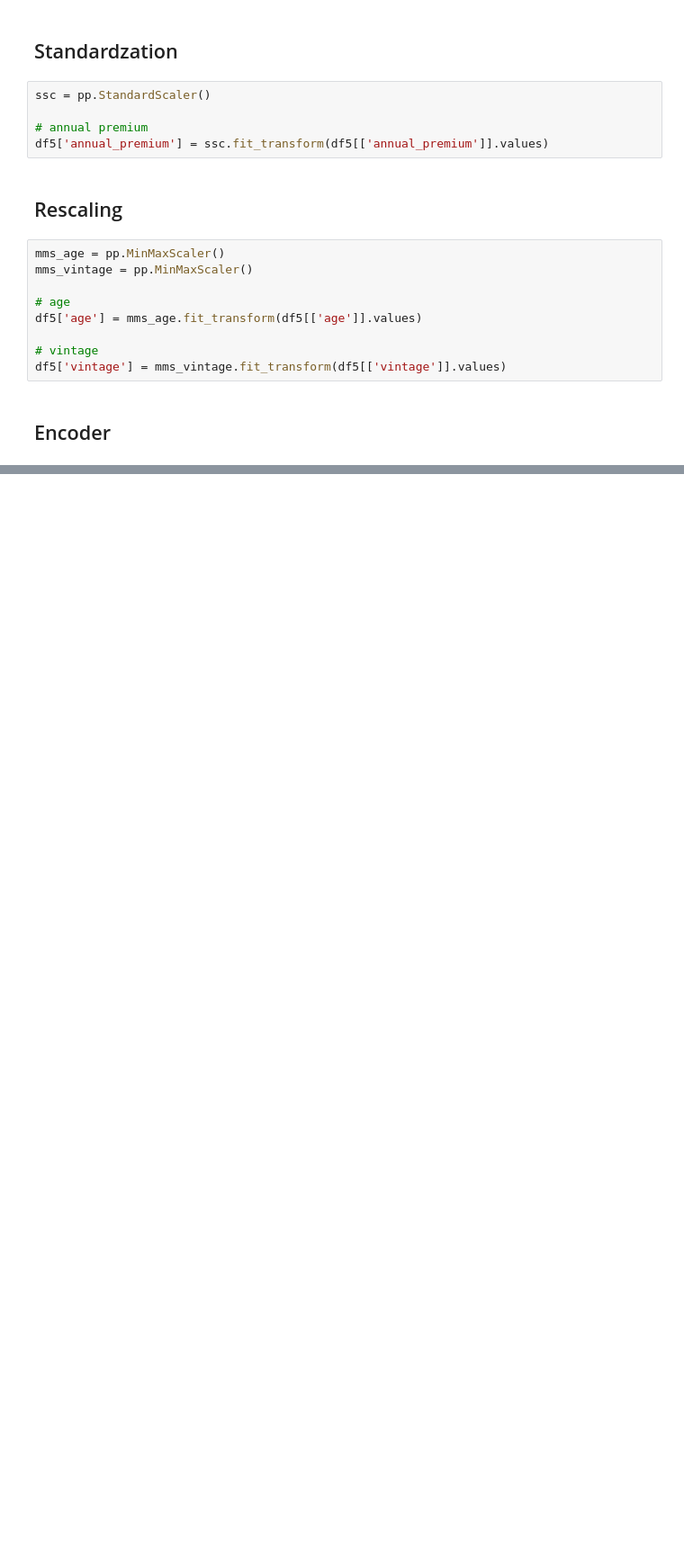
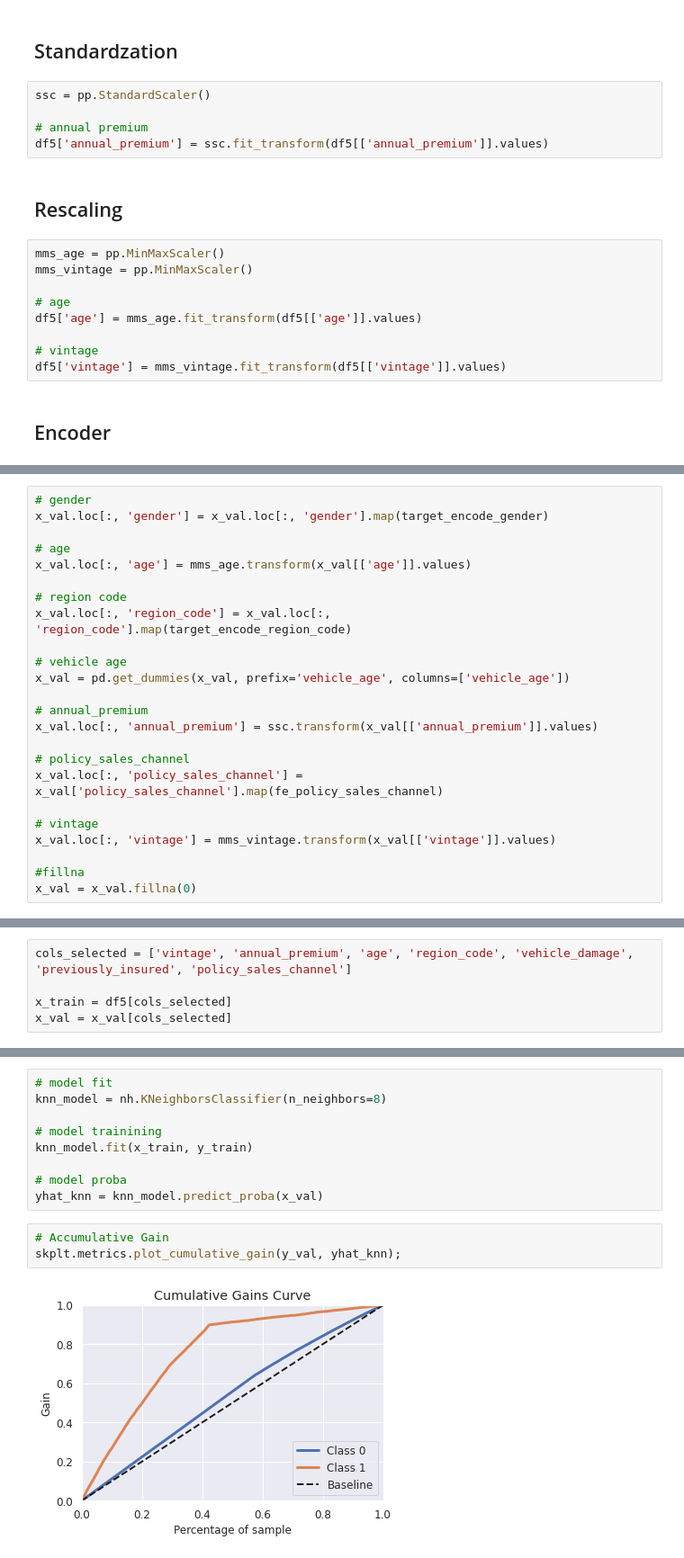
Before and after one commit to GonzagaLucas/Health-Insurance-Cross-Sell, a Jupyter notebook: pa004_health_insurance.ipynb, the cells around one changed output, grey strips where cells are left out. Shown: that part at 90% size. Saved outputs shown, nothing was run; the diff lists cells and outputs as text; blank space fills up the shorter version.

```diff
--- a/pa004_health_insurance.ipynb
+++ b/pa004_health_insurance.ipynb
@@ -457,0 +475,24 @@ df5.head()
+# %%
+# gender
+x_val.loc[:, 'gender'] = x_val.loc[:, 'gender'].map(target_encode_gender)
+
+# age
+x_val.loc[:, 'age'] = mms_age.transform(x_val[['age']].values)
+
+# region code
+x_val.loc[:, 'region_code'] = x_val.loc[:, 'region_code'].map(target_encode_region_code)
+
+# vehicle age
+x_val = pd.get_dummies(x_val, prefix='vehicle_age', columns=['vehicle_age'])
+
+# annual_premium
+x_val.loc[:, 'annual_premium'] = ssc.transform(x_val[['annual_premium']].values)
+
+# policy_sales_channel
+x_val.loc[:, 'policy_sales_channel'] = x_val['policy_sales_channel'].map(fe_policy_sales_channel)
+
+# vintage
+x_val.loc[:, 'vintage'] = mms_vintage.transform(x_val[['vintage']].values)
+
+#fillna
+x_val = x_val.fillna(0)
@@ -457,0 +551,5 @@ df5.head()
+# %%
+cols_selected = ['vintage', 'annual_premium', 'age', 'region_code', 'vehicle_damage', 'previously_insured', 'policy_sales_channel']
+
+x_train = df5[cols_selected]
+x_val = x_val[cols_selected]
@@ -457,0 +558,14 @@ df5.head()
+# %%
+# model fit
+knn_model = nh.KNeighborsClassifier(n_neighbors=8)
+
+# model trainining
+knn_model.fit(x_train, y_train)
+
+# model proba
+yhat_knn = knn_model.predict_proba(x_val)
+# %%
+# Accumulative Gain
+skplt.metrics.plot_cumulative_gain(y_val, yhat_knn);
+# %% [output]
+[figure, added]
```
Also changed, not shown: parts of 24 cells of this notebook.
